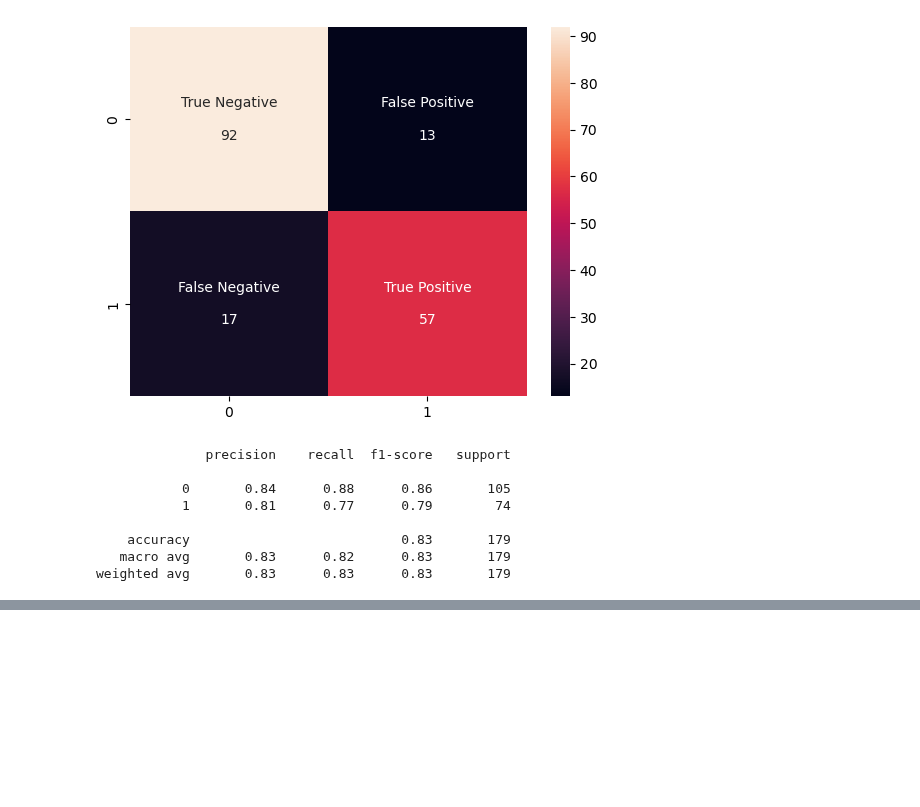
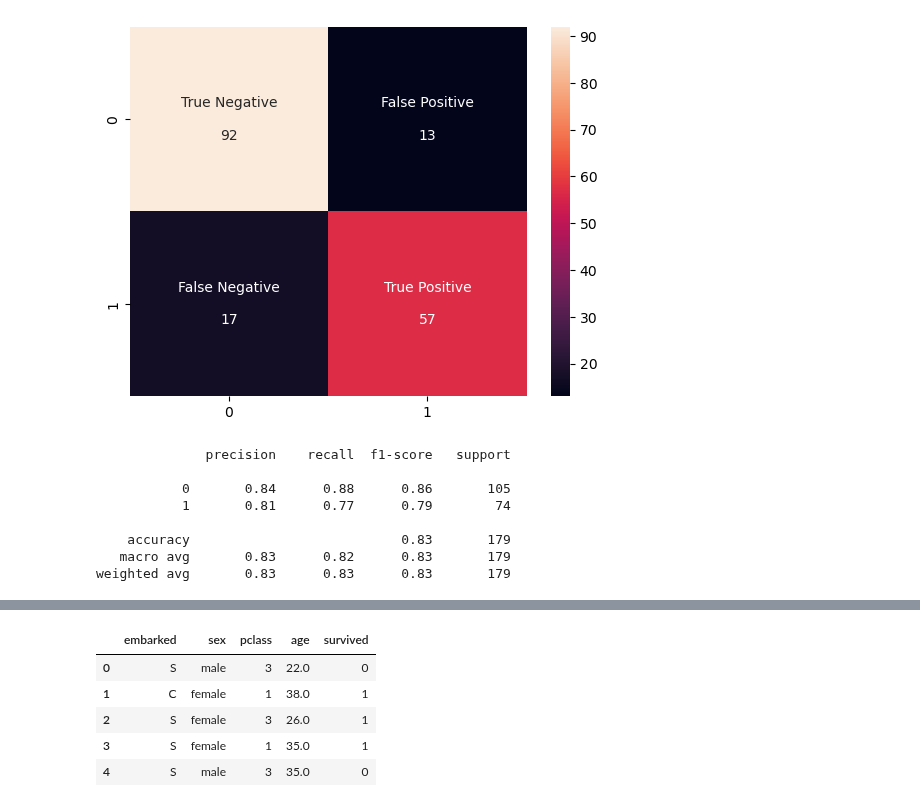
Before and after one commit to honghanhh/py40a12l2, a Jupyter notebook: lectures/lecture4/titanic.ipynb, the cells around one changed output, grey strips where cells are left out. Drawn from its saved outputs; the diff is of its cells as text; code cells hidden in the pictures; blank space fills up the shorter version.

```diff
--- a/lectures/lecture4/titanic.ipynb
+++ b/lectures/lecture4/titanic.ipynb
@@ -803,0 +856,3 @@ weighted avg       0.83      0.83      0.83       179
+# %%
+titanic = sns.load_dataset('titanic')
+titanic.head(5)
@@ -803,0 +866,14 @@ weighted avg       0.83      0.83      0.83       179
+# %%
+from sklearn.model_selection import train_test_split
+training_data = titanic[['embarked', 'sex', 'pclass','age','survived']]
+X_data, y_data = training_data.drop(columns=['survived']), training_data['survived']
+X_train, X_test, y_train, y_test = train_test_split(X_data, y_data, random_state = 42, test_size = 0.2)
+# %%
+training_data.head(5)
+# %% [output]
+|  | embarked | sex | pclass | age | survived |
+| 0 | S | male | 3 | 22.0 | 0 |
+| 1 | C | female | 1 | 38.0 | 1 |
+| 2 | S | female | 3 | 26.0 | 1 |
+| 3 | S | female | 1 | 35.0 | 1 |
+| 4 | S | male | 3 | 35.0 | 0 |
```
Also changed, not shown: parts of 21 cells of this notebook, 3 other files.
